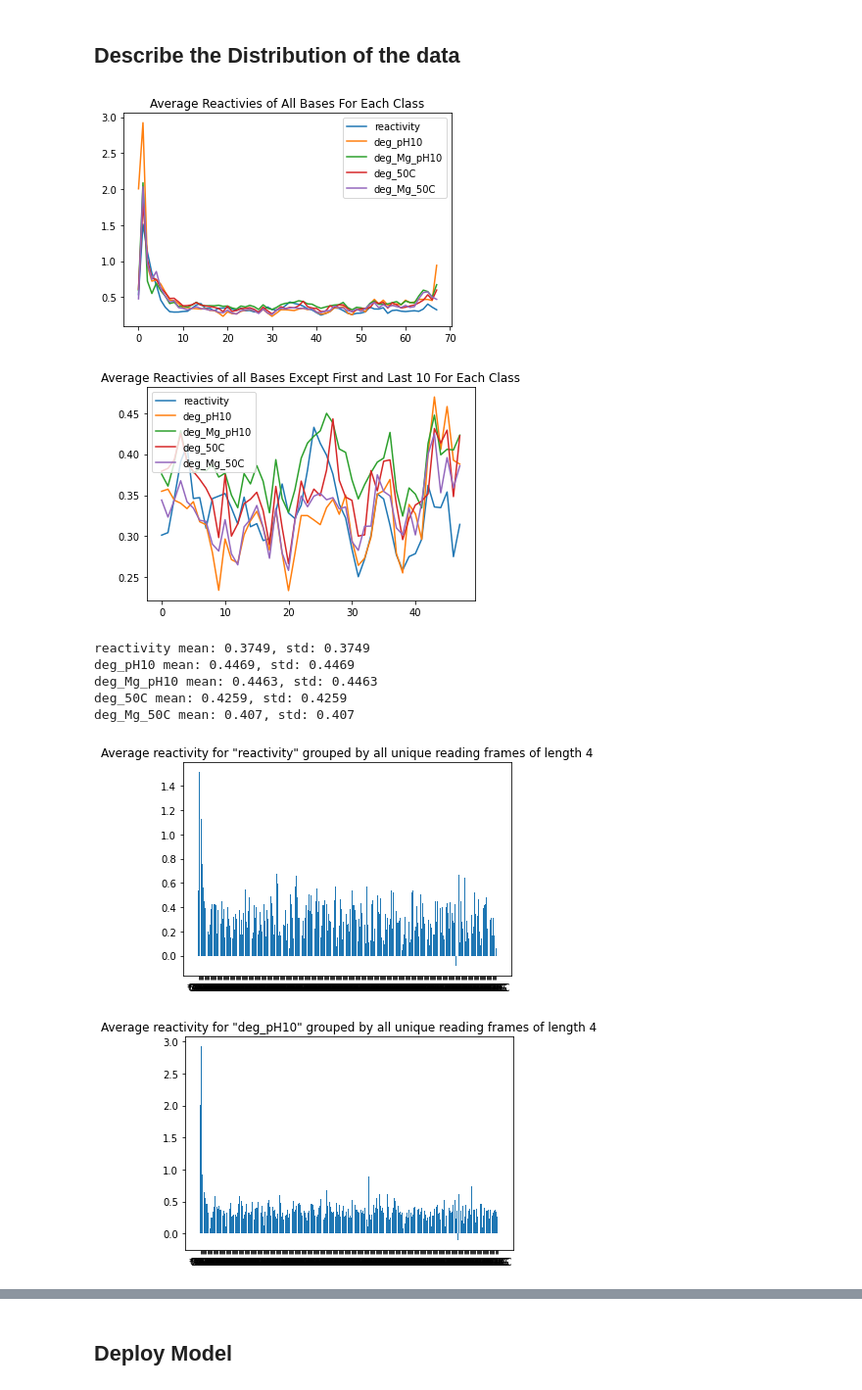
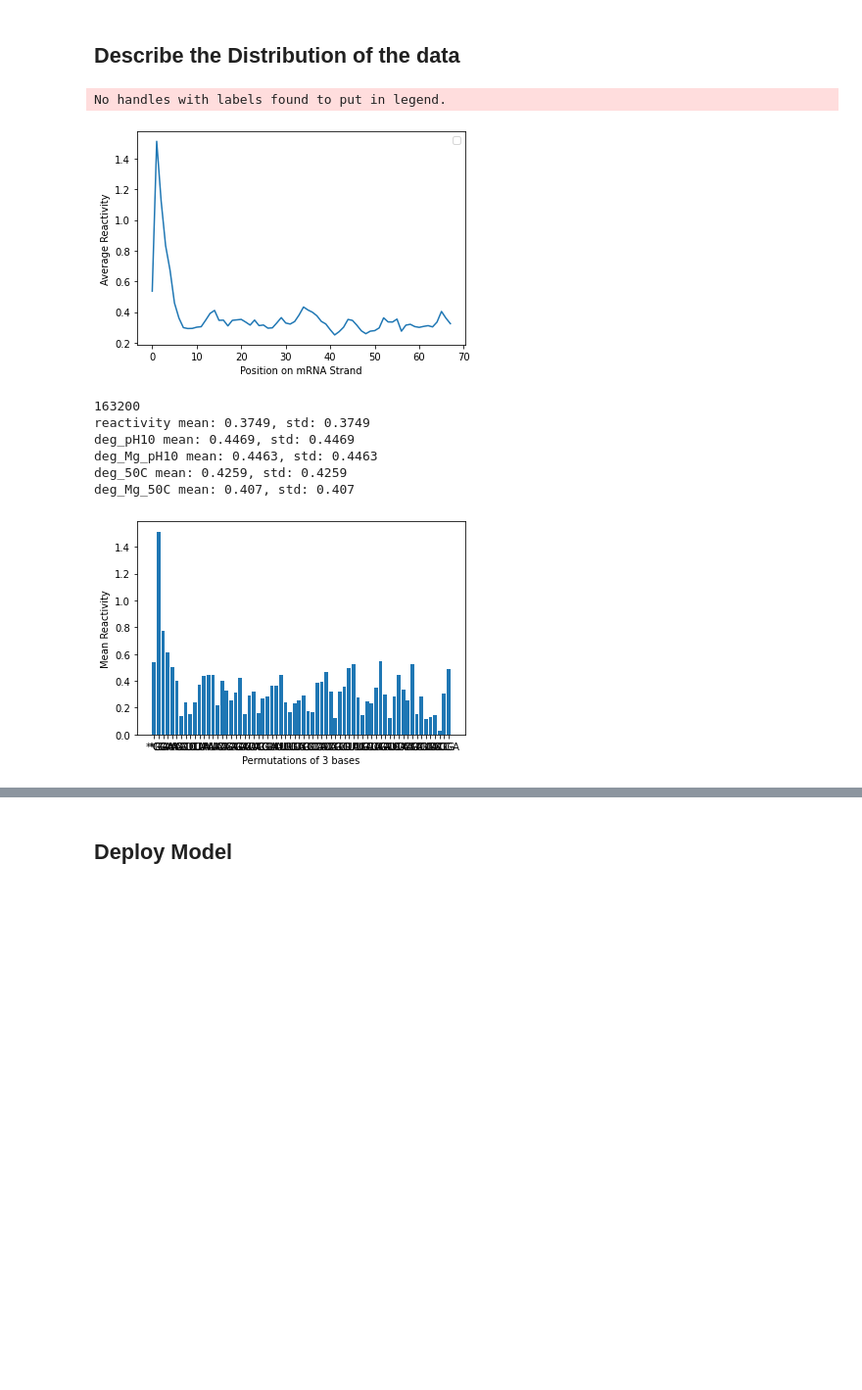
Before and after one commit to alexbeeston/kaggleChallenge, a Jupyter notebook: main.ipynb, the cells around one changed output, grey strips where cells are left out. Shown at 98% size. Saved outputs shown, nothing was run; the diff lists cells and outputs as text; code cells hidden in the pictures; blank space fills up the shorter version.

```diff
--- a/main.ipynb
+++ b/main.ipynb
@@ -21,7 +21,7 @@ acceptableBases = ['A', 'G', 'U', 'C', placeHolder]
 # %% [markdown]
 ## Define Hyper Params
 # %%
-frameLength = 15
+frameLength = 3
 batchSize = 100
 folds = 5
 epochs = 8
@@ -202,52 +202,65 @@ def visualizeAverageNBases(reactivityClass, n):
     labels = [frame for frame in reactivitiesByFrame.keys()]
     averages = [ np.mean(reactivitiesByFrame[frame]) for frame in labels ]
     plt.bar(labels, averages)
-    plt.title(f'Average reactivity for "{reactivityClass}" grouped by all unique reading frames of length {n}')
+#     plt.bar(['' for i in range(len(labels))], averages)
+    plt.xlabel('Permutations of 3 bases')
+    plt.ylabel('Mean Reactivity')
+#     plt.title(f'Average reactivity for "{reactivityClass}" grouped by all unique reading frames of length {n}')
     plt.show()
 
 averages = {
     className: getAverageReactivies(data, className)
     for className in reactClasses
 }
 
-for className in reactClasses:
-    plt.plot(averages[className], label=className)
+plt.plot(averages['reactivity'])
+# plt.set_ylabel('reactivity')
+plt.xlabel('Position on mRNA Strand')
+plt.ylabel('Average Reactivity')
+# plt.xlabel('Position on Strand')
 plt.legend()
-plt.title('Average Reactivies of All Bases For Each Class')
 plt.show()
 
-for className in reactClasses:
-    plt.plot(averages[className][10:-10], label=className)
-plt.legend()
-plt.title('Average Reactivies of all Bases Except First and Last 10 For Each Class')
-plt.show()
+
+# for className in reactClasses:
+#     plt.plot(averages[className], label=className)
+# plt.legend()
+# plt.title('Average Reactivies of All Bases For Each Class')
+# plt.show()
+
+# for className in reactClasses:
+#     plt.plot(averages[className][10:-10], label=className)
+# plt.legend()
+# plt.title('Average Reactivies of all Bases Except First and Last 10 For Each Class')
+# plt.show()
 
 allReacts = {}
 for className in reactClasses:
     reactivities = []
     for record in data:
         reactivities += record[className]
     allReacts[className] = reactivities
 
-
+print(len(allReacts['reactivity']))
 
 stats = {
     className: { 'mean': np.mean(allReacts[className]), 'std': np.mean(allReacts[className])}
     for className in reactClasses
 }
 for className in reactClasses:
     print(f'{className} mean: {round(stats[className]["mean"], 4)}, std: {round(stats[className]["std"], 4)}')
 
-readingFrameLength = 4
-for className in reactClasses:
-    visualizeAverageNBases(className, readingFrameLength)
+# readingFrameLength = 4
+# for className in reactClasses:
+#     visualizeAverageNBases(className, readingFrameLength)
+visualizeAverageNBases('reactivity', frameLength)
 # %% [output]
+No handles with labels found to put in legend.
-[figure, old version]
+[figure, new version]
+163200
+reactivity mean: 0.3749, std: 0.3749
+deg_pH10 mean: 0.4469, std: 0.4469
+deg_Mg_pH10 mean: 0.4463, std: 0.4463
+deg_50C mean: 0.4259, std: 0.4259
+deg_Mg_50C mean: 0.407, std: 0.407
-[figure, old version]
+[figure, new version]
-reactivity mean: 0.3749, std: 0.3749
-deg_pH10 mean: 0.4469, std: 0.4469
-deg_Mg_pH10 mean: 0.4463, std: 0.4463
-deg_50C mean: 0.4259, std: 0.4259
-deg_Mg_50C mean: 0.407, std: 0.407
-[figure, removed]
-[figure, removed]
```
Also changed, not shown: parts of 4 cells of this notebook.
